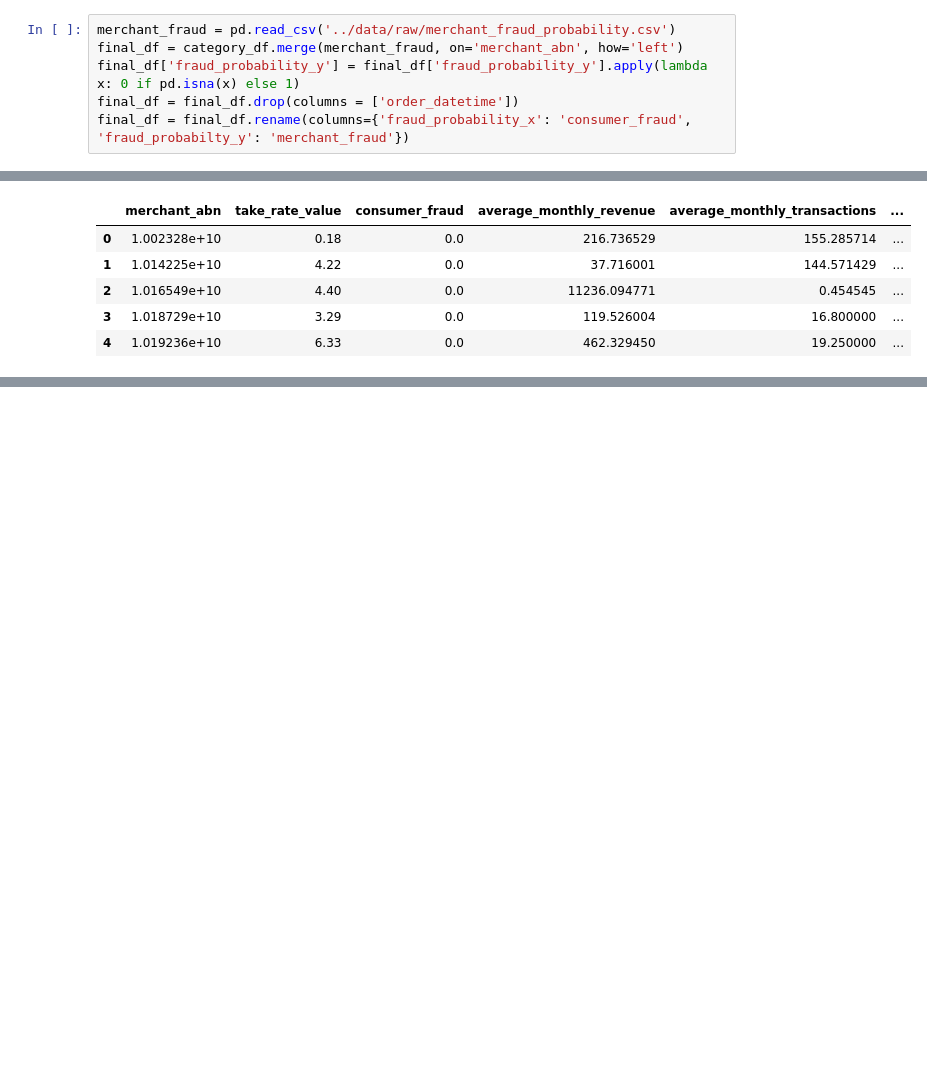
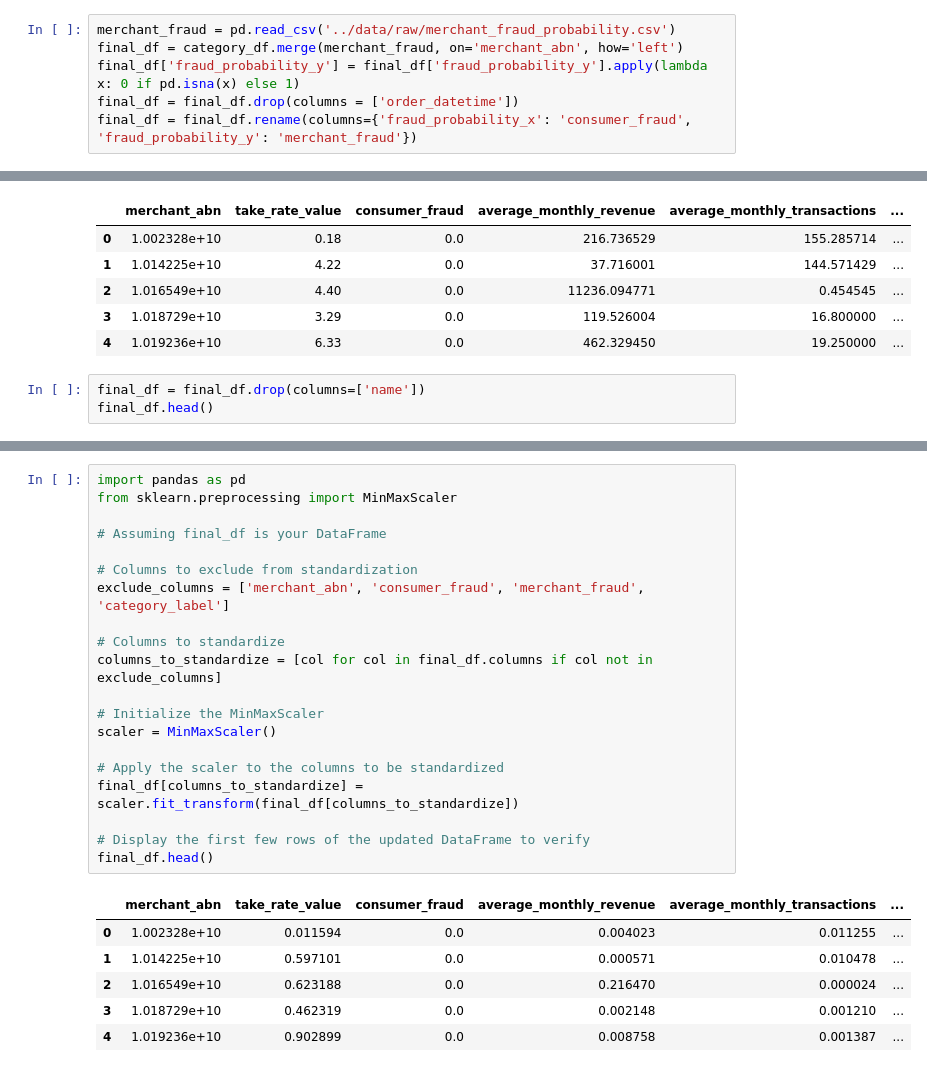
Before and after one commit to MAST30034-AppliedDataScience/project-2-group-buy-now-pay-later-industry-project-24, a Jupyter notebook: notebooks/Big merge.ipynb, the cells around one changed output, grey strips where cells are left out. Saved outputs shown, nothing was run; the diff lists cells and outputs as text; blank space fills up the shorter version.

```diff
--- a/notebooks/Big merge.ipynb
+++ b/notebooks/Big merge.ipynb
@@ -99,7 +99,7 @@ merchant_fraud = pd.read_csv('../data/raw/merchant_fraud_probability.csv')
 final_df = category_df.merge(merchant_fraud, on='merchant_abn', how='left')
 final_df['fraud_probability_y'] = final_df['fraud_probability_y'].apply(lambda x: 0 if pd.isna(x) else 1)
 final_df = final_df.drop(columns = ['order_datetime'])
-final_df = final_df.rename(columns={'fraud_probability_x': 'consumer_fraud', 'fraud_probabilty_y': 'merchant_fraud'})
+final_df = final_df.rename(columns={'fraud_probability_x': 'consumer_fraud', 'fraud_probability_y': 'merchant_fraud'})
 # %%
 final_df.head()
 # %% [output]
@@ -109,3 +109,6 @@ final_df.head()
 | 2 | 1.016549e+10 | 4.40 | 0.0 | 11236.094771 | 0.454545 | ... |
 | 3 | 1.018729e+10 | 3.29 | 0.0 | 119.526004 | 16.800000 | ... |
 | 4 | 1.019236e+10 | 6.33 | 0.0 | 462.329450 | 19.250000 | ... |
+# %%
+final_df = final_df.drop(columns=['name'])
+final_df.head()
@@ -111,0 +122,27 @@ final_df.head()
+# %%
+import pandas as pd
+from sklearn.preprocessing import MinMaxScaler
+
+# Assuming final_df is your DataFrame
+
+# Columns to exclude from standardization
+exclude_columns = ['merchant_abn', 'consumer_fraud', 'merchant_fraud', 'category_label']
+
+# Columns to standardize
+columns_to_standardize = [col for col in final_df.columns if col not in exclude_columns]
+
+# Initialize the MinMaxScaler
+scaler = MinMaxScaler()
+
+# Apply the scaler to the columns to be standardized
+final_df[columns_to_standardize] = scaler.fit_transform(final_df[columns_to_standardize])
+
+# Display the first few rows of the updated DataFrame to verify
+final_df.head()
+# %% [output]
+|  | merchant_abn | take_rate_value | consumer_fraud | average_monthly_revenue | average_monthly_transactions | ... |
+| 0 | 1.002328e+10 | 0.011594 | 0.0 | 0.004023 | 0.011255 | ... |
+| 1 | 1.014225e+10 | 0.597101 | 0.0 | 0.000571 | 0.010478 | ... |
+| 2 | 1.016549e+10 | 0.623188 | 0.0 | 0.216470 | 0.000024 | ... |
+| 3 | 1.018729e+10 | 0.462319 | 0.0 | 0.002148 | 0.001210 | ... |
+| 4 | 1.019236e+10 | 0.902899 | 0.0 | 0.008758 | 0.001387 | ... |
```
Also changed, not shown: parts of 4 cells of this notebook.
